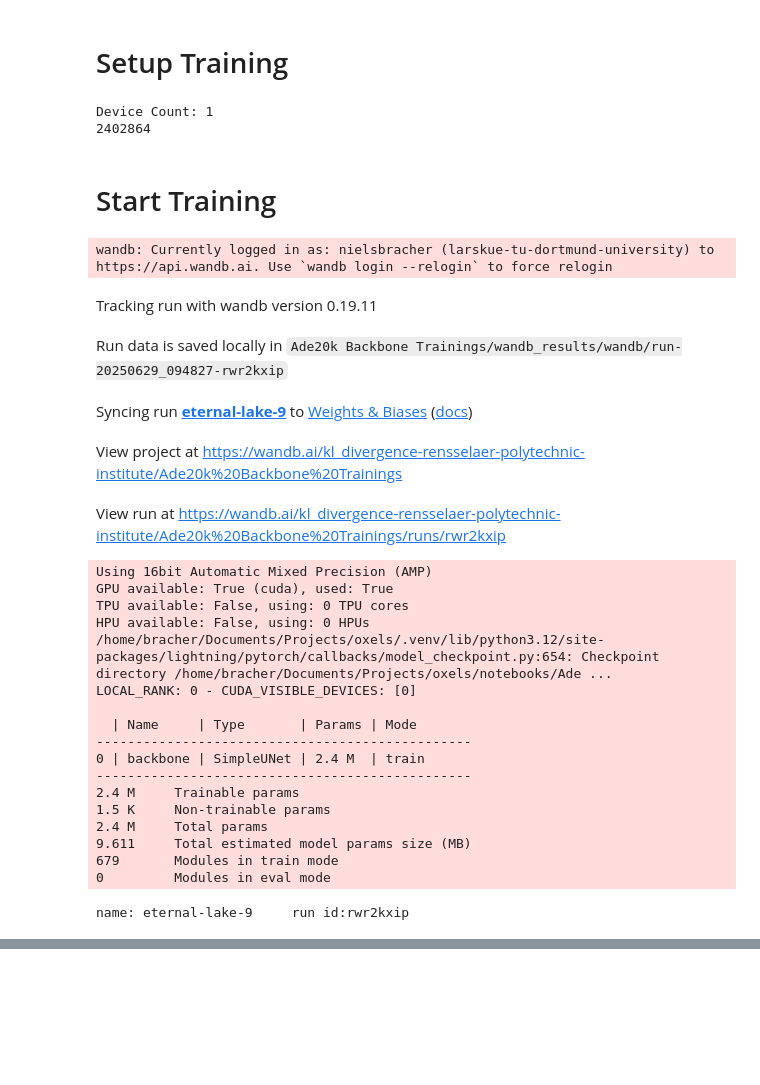
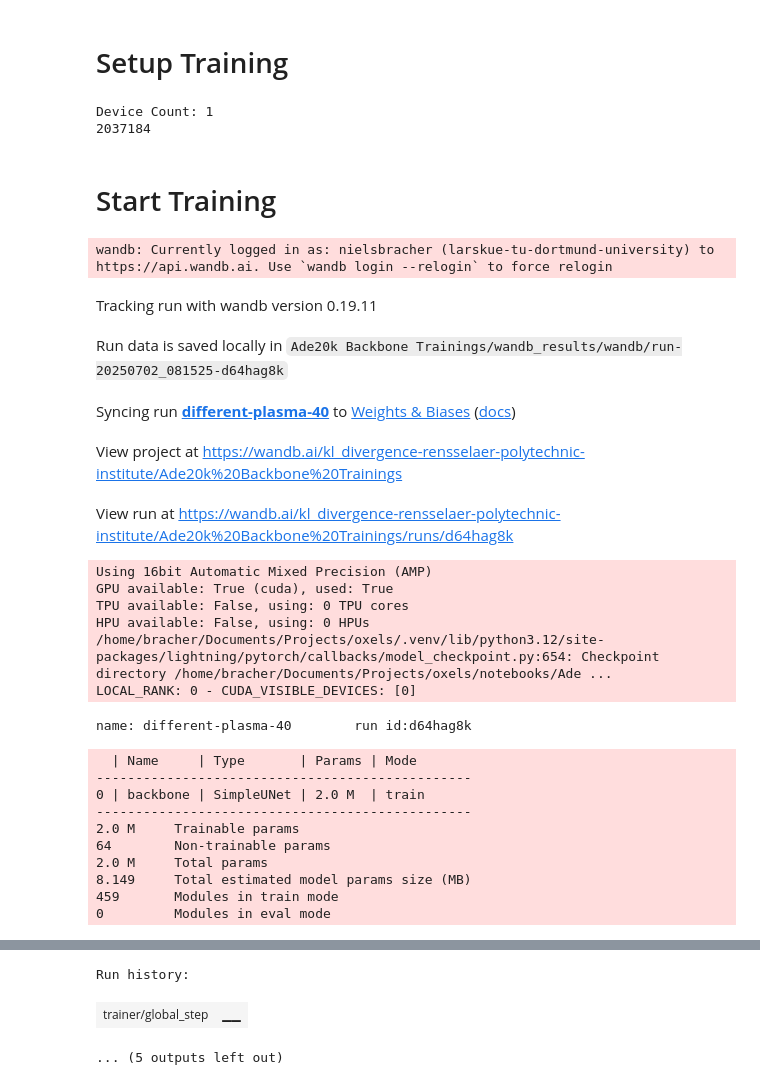
Before and after one commit to stefanradev93/oxels, a Jupyter notebook: notebooks/2025-06-28 ADE20k Backbone.ipynb, the cells around one changed output, grey strips where cells are left out. Cells and saved outputs as stored; diff of their text form; code cells hidden in the pictures; blank space fills up the shorter version.

```diff
--- a/notebooks/2025-06-28 ADE20k Backbone.ipynb
+++ b/notebooks/2025-06-28 ADE20k Backbone.ipynb
@@ -340,7 +347,7 @@ class Ade20kModel(BaseModel):
         val_batch_size: int,
         image_size: int = 256,
         frac_keep: float = 0.25,
-        contrastive_loss_weight: float = 0.75,
+        contrastive_loss_weight: float = 0.5,
     ):
         num_stages = len(stage_channels)
         has_attention = [False] * num_stages
@@ -446,7 +453,7 @@ class Ade20kModel(BaseModel):
             h=self.hparams.image_size,
             w=self.hparams.image_size,
             split="val",
-            frac_keep=self.hparams.frac_keep,
+            frac_keep=0.25,
             img_transform=img_transform,
         )
 
@@ -490,14 +497,15 @@ lr_pct_start = 0.05
 weight_decay = 1e-6
 
 num_stages = 5
-num_oxels = 16
+num_oxels = 32
 stage_channels = [32, 32, 32, 64, 64]
 num_res_blocks = [1, 1, 2, 4, 6]
-
+#stage_channels = [16, 16, 32, 32]
+#num_res_blocks = [1, 1, 1, 1]
 dropout_stages = [-2, -1]
 dropout = 0.1
 
-attention_stages = [-2, -1]
+attention_stages = []
 
 model_config = dict(
     stage_channels=stage_channels,
@@ -540,14 +548,30 @@ with torch.device("cpu"):
     validation_images = [valid_dataloader.dataset.dataset[i][0] for i in range(4)]
     validation_images = torch.stack(validation_images)
 
+image_size = image_size
+
+val_id_callback_dataset = ADE20KDataset(
+    split="val",
+)
+val_id_callback_dataloader = DataLoader(
+    val_id_callback_dataset,
+    batch_size=8,  # Use a smaller batch size for testing
+    shuffle=False,
+    pin_memory=False,
+    num_workers=2,
+    drop_last=False,
+)
+
 num_parameters = sum(p.numel() for p in model.parameters())
 print(num_parameters)
 # %% [output]
 Device Count: 1
-2402864
+2037184
 # %% [markdown]
 # Start Training
 # %%
+#from oxels.callbacks.compute_segmentation_proxy import ComputeOxelSegmentationStat
+
 config = model_config | trainer_config
 wandb_dir = os.path.join(project, "wandb_results")
 os.makedirs(wandb_dir, exist_ok=True)
@@ -586,7 +610,8 @@ trainer = L.Trainer(
             save_last=True,
         ),
         ShowOxels(images=train_images, every_n_epochs=10, caption="Train Oxels"),
-        ShowOxels(images=validation_images, every_n_epochs=10, caption="Validation Oxels"),
+        ShowOxels(images=validation_images, every_n_epochs=10, caption="Validation Oxels fk=0.25 cl=0.5"),
+        #ComputeOxelSegmentationStat(dataloader=val_id_callback_dataloader, n_images=1000, n_most_frequent=10, every_n_epochs=10)
     ],
     logger=logger,
 )
@@ -604,25 +629,24 @@ finally:
 # %% [output]
 wandb: Currently logged in as: nielsbracher (larskue-tu-dortmund-university) to https://api.wandb.ai. Use `wandb login --relogin` to force relogin
 Tracking run with wandb version 0.19.11
-Run data is saved locally in Ade20k Backbone Trainings/wandb_results/wandb/run-20250629_094827-rwr2kxip
+Run data is saved locally in Ade20k Backbone Trainings/wandb_results/wandb/run-20250702_081525-d64hag8k
-Syncing run eternal-lake-9 to Weights & Biases (docs)
+Syncing run different-plasma-40 to Weights & Biases (docs)
 View project at https://wandb.ai/kl_divergence-rensselaer-polytechnic-institute/Ade20k%20Backbone%20Trainings
-View run at https://wandb.ai/kl_divergence-rensselaer-polytechnic-institute/Ade20k%20Backbone%20Trainings/runs/rwr2kxip
+View run at https://wandb.ai/kl_divergence-rensselaer-polytechnic-institute/Ade20k%20Backbone%20Trainings/runs/d64hag8k
 Using 16bit Automatic Mixed Precision (AMP)
 GPU available: True (cuda), used: True
 TPU available: False, using: 0 TPU cores
 HPU available: False, using: 0 HPUs
 /home/bracher/Documents/Projects/oxels/.venv/lib/python3.12/site-packages/lightning/pytorch/callbacks/model_checkpoint.py:654: Checkpoint directory /home/bracher/Documents/Projects/oxels/notebooks/Ade ...
 LOCAL_RANK: 0 - CUDA_VISIBLE_DEVICES: [0]
-
-  | Name     | Type       | Params | Mode
-------------------------------------------------
-0 | backbone | SimpleUNet | 2.4 M  | train
-------------------------------------------------
-2.4 M     Trainable params
-1.5 K     Non-trainable params
-2.4 M     Total params
-9.611     Total estimated model params size (MB)
-679       Modules in train mode
-0         Modules in eval mode
-name: eternal-lake-9     run id:rwr2kxip
+name: different-plasma-40        run id:d64hag8k
+  | Name     | Type       | Params | Mode
+------------------------------------------------
+0 | backbone | SimpleUNet | 2.0 M  | train
+------------------------------------------------
+2.0 M     Trainable params
+64        Non-trainable params
+2.0 M     Total params
+8.149     Total estimated model params size (MB)
+459       Modules in train mode
+0         Modules in eval mode
@@ -628,0 +654,3 @@ name: eternal-lake-9     run id:rwr2kxip
+Run history:
+| trainer/global_step | ▁▁ |
+... (5 outputs left out)
```
Also changed, not shown: parts of 4 cells of this notebook, 2 other files.
